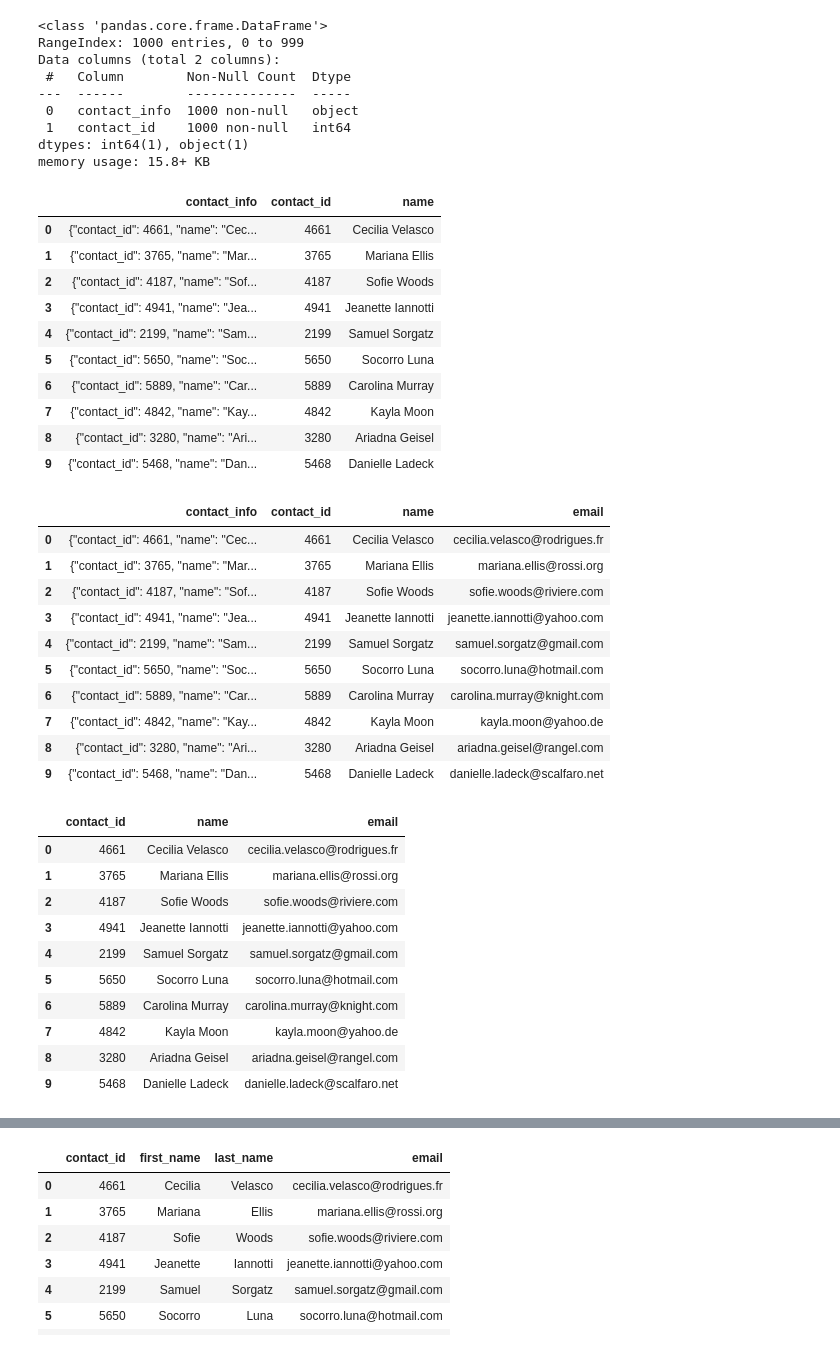
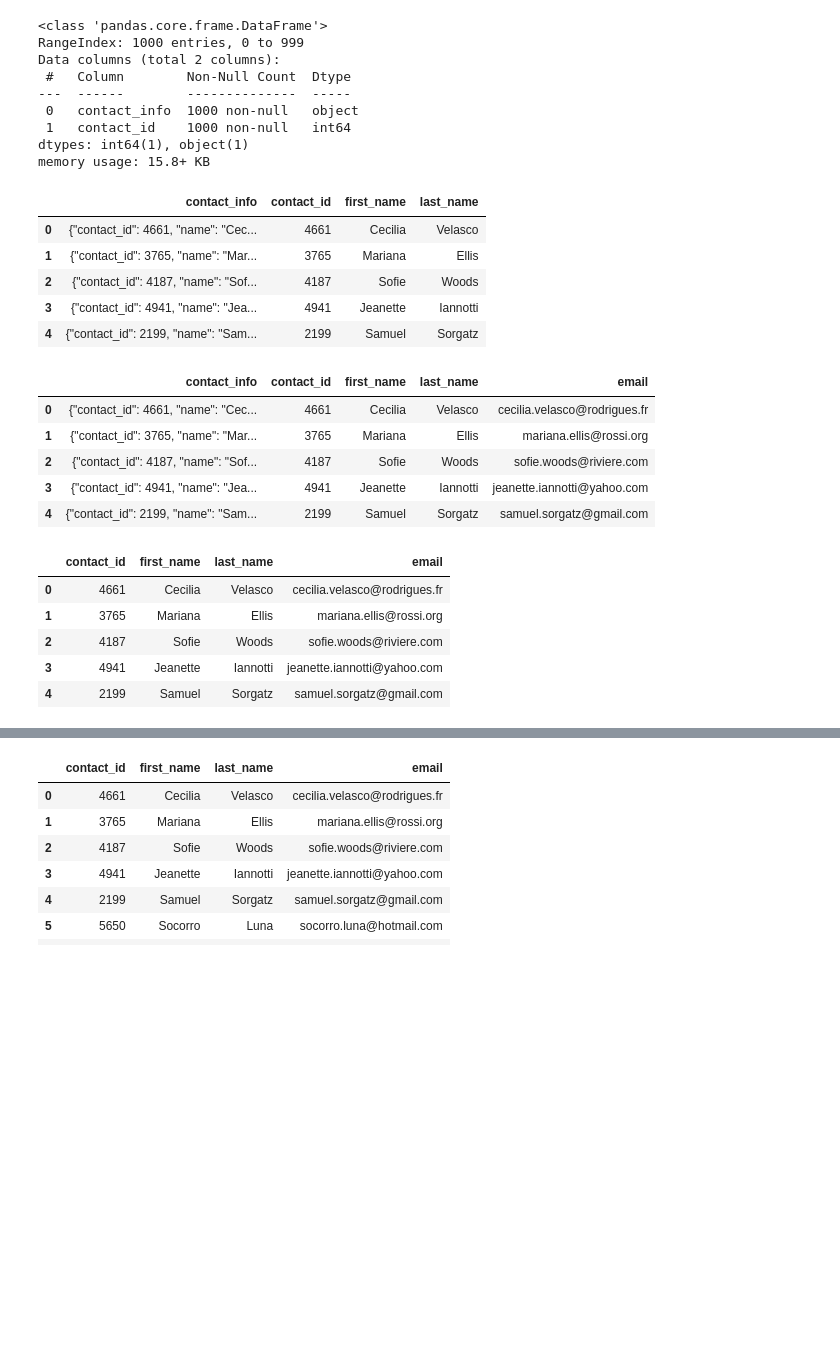
Before and after one commit to rfe123/umn_data_project_002, a Jupyter notebook: ETL_Mini_Project_Starter_Code.ipynb, the cells around one changed output, grey strips where cells are left out. Cells and saved outputs as stored; diff of their text form; code cells hidden in the pictures; blank space fills up the shorter version.

Commit message:
Updated to use Option2 - regex

```diff
--- a/ETL_Mini_Project_Starter_Code.ipynb
+++ b/ETL_Mini_Project_Starter_Code.ipynb
@@ -417,0 +418,4 @@ contact_info_df_copy.head()
+# %%
+contact_info_df_copy.columns = ['contact_info']
+contact_info_df_copy = contact_info_df_copy.iloc[1:].reset_index(drop=True)
+contact_info_df_copy.head()
@@ -418,5 +429,7 @@ contact_info_df_copy.head()
 # %%
 # Extract the four-digit contact ID number.
+contact_info_df_copy['contact_id'] = contact_info_df_copy['contact_info'].str.extract("\"contact_id\"\:\s(\d+)")
+contact_info_df_copy.head()
 # %% [output]
 |  | contact_info | contact_id |
 | 0 | {"contact_id": 4661, "name": "Cec... | 4661 |
@@ -438,6 +452,8 @@ dtypes: object(2)
 memory usage: 15.8+ KB
 # %%
 # Convert the "contact_id" column to an int64 data type.
+contact_info_df_copy['contact_id'] = contact_info_df_copy['contact_id'].astype('int')
+contact_info_df_copy.info()
 # %% [output]
 <class 'pandas.core.frame.DataFrame'>
 RangeIndex: 1000 entries, 0 to 999
@@ -450,46 +466,38 @@ dtypes: int64(1), object(1)
 memory usage: 15.8+ KB
 # %%
 # Extract the name of the contact and add it to a new column.
+contact_info_df_copy[['first_name', 'last_name']] = contact_info_df_copy['contact_info'].str.extract("\"\w+\"\:\s\"(\w+)\s(\w+)\"")
+contact_info_df_copy.head()
 # %% [output]
-|  | contact_info | contact_id | name |
-| 0 | {"contact_id": 4661, "name": "Cec... | 4661 | Cecilia Velasco |
-| 1 | {"contact_id": 3765, "name": "Mar... | 3765 | Mariana Ellis |
-| 2 | {"contact_id": 4187, "name": "Sof... | 4187 | Sofie Woods |
-| 3 | {"contact_id": 4941, "name": "Jea... | 4941 | Jeanette Iannotti |
-| 4 | {"contact_id": 2199, "name": "Sam... | 2199 | Samuel Sorgatz |
-| 5 | {"contact_id": 5650, "name": "Soc... | 5650 | Socorro Luna |
-| 6 | {"contact_id": 5889, "name": "Car... | 5889 | Carolina Murray |
-| 7 | {"contact_id": 4842, "name": "Kay... | 4842 | Kayla Moon |
-| 8 | {"contact_id": 3280, "name": "Ari... | 3280 | Ariadna Geisel |
-| 9 | {"contact_id": 5468, "name": "Dan... | 5468 | Danielle Ladeck |
+|  | contact_info | contact_id | first_name | last_name |
+| 0 | {"contact_id": 4661, "name": "Cec... | 4661 | Cecilia | Velasco |
+| 1 | {"contact_id": 3765, "name": "Mar... | 3765 | Mariana | Ellis |
+| 2 | {"contact_id": 4187, "name": "Sof... | 4187 | Sofie | Woods |
+| 3 | {"contact_id": 4941, "name": "Jea... | 4941 | Jeanette | Iannotti |
+| 4 | {"contact_id": 2199, "name": "Sam... | 2199 | Samuel | Sorgatz |
 # %%
 # Extract the email from the contacts and add the values to a new column.
+### Using ChatGPT to build regex pattern for email addresses
+contact_info_df_copy['email'] = contact_info_df_copy['contact_info'].str.extract("\"\w+\"\:\s\"([a-zA-Z0-9._%+-]+@[a-zA-Z0-9.-]+\.[a-zA-Z]{2,})\"")
+contact_info_df_copy.head()
 # %% [output]
-|  | contact_info | contact_id | name | email |
-| 0 | {"contact_id": 4661, "name": "Cec... | 4661 | Cecilia Velasco | cecilia.velasco@rodrigues.fr |
-| 1 | {"contact_id": 3765, "name": "Mar... | 3765 | Mariana Ellis | mariana.ellis@rossi.org |
-| 2 | {"contact_id": 4187, "name": "Sof... | 4187 | Sofie Woods | sofie.woods@riviere.com |
-| 3 | {"contact_id": 4941, "name": "Jea... | 4941 | Jeanette Iannotti | jeanette.iannotti@yahoo.com |
-| 4 | {"contact_id": 2199, "name": "Sam... | 2199 | Samuel Sorgatz | samuel.sorgatz@gmail.com |
-| 5 | {"contact_id": 5650, "name": "Soc... | 5650 | Socorro Luna | socorro.luna@hotmail.com |
-| 6 | {"contact_id": 5889, "name": "Car... | 5889 | Carolina Murray | carolina.murray@knight.com |
-| 7 | {"contact_id": 4842, "name": "Kay... | 4842 | Kayla Moon | kayla.moon@yahoo.de |
-| 8 | {"contact_id": 3280, "name": "Ari... | 3280 | Ariadna Geisel | ariadna.geisel@rangel.com |
-| 9 | {"contact_id": 5468, "name": "Dan... | 5468 | Danielle Ladeck | danielle.ladeck@scalfaro.net |
+|  | contact_info | contact_id | first_name | last_name | email |
+| 0 | {"contact_id": 4661, "name": "Cec... | 4661 | Cecilia | Velasco | cecilia.velasco@rodrigues.fr |
+| 1 | {"contact_id": 3765, "name": "Mar... | 3765 | Mariana | Ellis | mariana.ellis@rossi.org |
+| 2 | {"contact_id": 4187, "name": "Sof... | 4187 | Sofie | Woods | sofie.woods@riviere.com |
+| 3 | {"contact_id": 4941, "name": "Jea... | 4941 | Jeanette | Iannotti | jeanette.iannotti@yahoo.com |
+| 4 | {"contact_id": 2199, "name": "Sam... | 2199 | Samuel | Sorgatz | samuel.sorgatz@gmail.com |
 # %%
 # Create a copy of the contact_info_df with the 'contact_id', 'name', 'email' columns.
+contact_info_df = contact_info_df_copy[['contact_id', 'first_name', 'last_name', 'email']]
+contact_info_df.head()
 # %% [output]
-|  | contact_id | name | email |
-| 0 | 4661 | Cecilia Velasco | cecilia.velasco@rodrigues.fr |
-| 1 | 3765 | Mariana Ellis | mariana.ellis@rossi.org |
-| 2 | 4187 | Sofie Woods | sofie.woods@riviere.com |
-| 3 | 4941 | Jeanette Iannotti | jeanette.iannotti@yahoo.com |
-| 4 | 2199 | Samuel Sorgatz | samuel.sorgatz@gmail.com |
-| 5 | 5650 | Socorro Luna | socorro.luna@hotmail.com |
-| 6 | 5889 | Carolina Murray | carolina.murray@knight.com |
-| 7 | 4842 | Kayla Moon | kayla.moon@yahoo.de |
-| 8 | 3280 | Ariadna Geisel | ariadna.geisel@rangel.com |
-| 9 | 5468 | Danielle Ladeck | danielle.ladeck@scalfaro.net |
+|  | contact_id | first_name | last_name | email |
+| 0 | 4661 | Cecilia | Velasco | cecilia.velasco@rodrigues.fr |
+| 1 | 3765 | Mariana | Ellis | mariana.ellis@rossi.org |
+| 2 | 4187 | Sofie | Woods | sofie.woods@riviere.com |
+| 3 | 4941 | Jeanette | Iannotti | jeanette.iannotti@yahoo.com |
+| 4 | 2199 | Samuel | Sorgatz | samuel.sorgatz@gmail.com |
 # %%
 # Create a "first"name" and "last_name" column with the first and last names from the "name" column.
 
```
Also changed, not shown: parts of 7 cells of this notebook.
